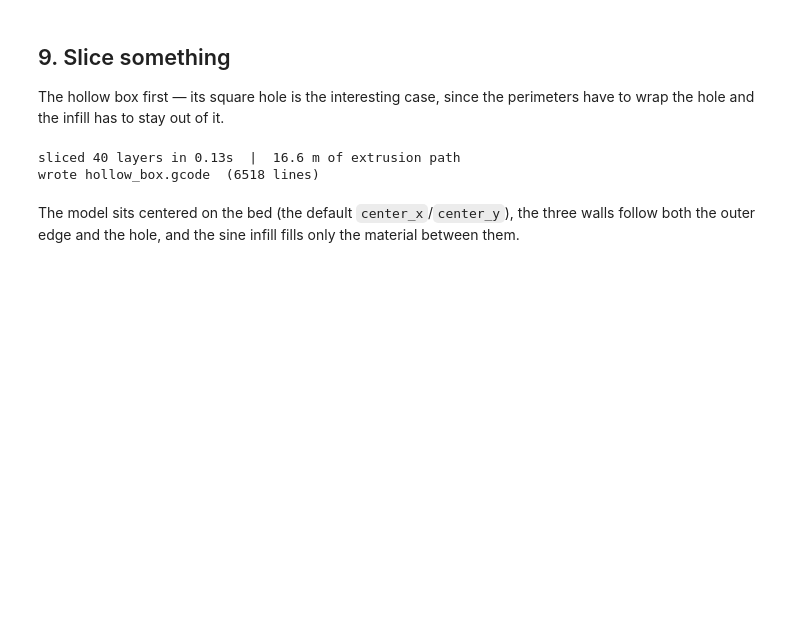
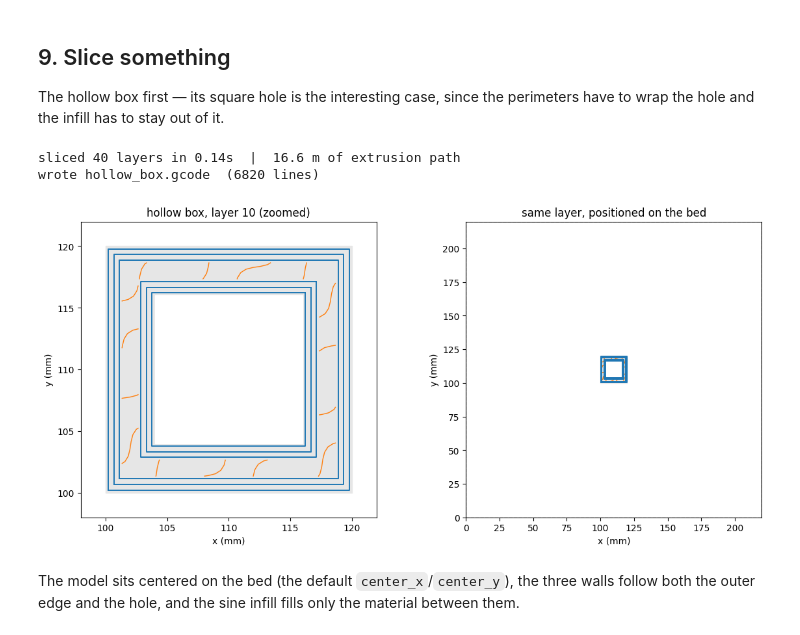
Before and after one commit to scott-abbott/math-lab, a Jupyter notebook: custom infill/slicer.ipynb, the cells around one changed output. Drawn from its saved outputs; the diff is of its cells as text; code cells hidden in the pictures; blank space fills up the shorter version.

```diff
--- a/custom infill/slicer.ipynb
+++ b/custom infill/slicer.ipynb
@@ -83,13 +83,14 @@ class PrintConfig:
     bed_size_y: float = 220.0
     # Where to center the model's XY footprint, in bed coordinates (mm).
     # None -> the middle of the bed.
-    center_x: Optional[float] = 110
-    center_y: Optional[float] = 110
+    center_x: Optional[float] = None
+    center_y: Optional[float] = None
 
     # --- Infill ---
     infill_angle: float = 45.0            # degrees, base direction of infill lines
     alternate_infill_angle: bool = True   # rotate 90 deg every other layer
-    infill_sample_step: float = 0.5       # mm between f(x) samples
+    infill_sample_step: float = 0.5       # mm between curve samples
+    optimize_travel: bool = True          # reorder infill paths to cut travel moves
 
     def __post_init__(self):
         if self.layer_height <= 0:
@@ -583,6 +959,7 @@ class GCodeWriter:
         self.retracted = False
         self.filament_used = 0.0      # mm of filament extruded
         self._layer_index = -1
+        self._type: Optional[str] = None
 
     # -- low level --------------------------------------------------------
     def comment(self, text: str):
@@ -648,11 +1025,28 @@ class GCodeWriter:
             self.extrude_to(*pts[0])
 
     # -- structure --------------------------------------------------------
+    def set_type(self, role: str):
+        """Tag the extrusion role of the moves that follow.
+
+        G-code viewers (PrusaSlicer's included) use these tags to work out
+        what each move is and how wide it is. Without them every extrusion
+        counts as unknown custom G-code with no width, no layer is ever
+        registered, and the whole print renders as a single blob.
+        """
+        if role == self._type:
+            return
+        self._type = role
+        self.raw(f";TYPE:{role}")
+        self.raw(f";WIDTH:{self.cfg.extrusion_width:.4f}")
+
     def start_layer(self, layer_index: int, z: float):
         self._layer_index = layer_index
-        self.comment(f";LAYER_CHANGE")
-        self.comment(f"LAYER:{layer_index} Z:{z:.3f}")
-        self.raw(f"G0 F{self.cfg.travel_speed * 60:.0f} Z{z:.4f}")
+        self._type = None                  # re-tag the role after every change
+        self.raw(";LAYER_CHANGE")
+        self.raw(f";Z:{z:.3f}")
+        self.raw(f";HEIGHT:{self.cfg.layer_height:.3f}")
+        self.comment(f"LAYER:{layer_index}")
+        self.raw(f"G1 F{self.cfg.travel_speed * 60:.0f} Z{z:.4f}")
         self.z = z
 
     def header(self):
@@ -669,10 +1063,12 @@ class GCodeWriter:
         self.raw(f"M104 S{c.nozzle_temp:.1f} ; set nozzle temp, don't wait")
         self.raw(f"M190 S{c.bed_temp:.1f} ; wait for bed temp")
         self.raw(f"M109 S{c.nozzle_temp:.1f} ; wait for nozzle temp")
+        self.raw(";TYPE:Custom")
         self.raw("G28 ; home all axes")
         self.raw("G92 E0 ; reset extruder position")
 
     def footer(self):
+        self.raw(";TYPE:Custom")
         self.comment("End of print")
         self.retract()
         self.raw("M104 S0 ; nozzle heater off")
@@ -844,18 +1291,19 @@ perimeters have to wrap the hole and the infill has to stay out of it.
 # %%
 cfg = PrintConfig(layer_height=0.25, num_perimeters=3, infill_density=0.15)
 
 hollow_layers = slice_stl_to_gcode("hollow_box.stl", "hollow_box.gcode", cfg,
                                    pattern=sine_pattern)
 
-# fig, axes = plt.subplots(1, 2, figsize=(12, 5.5))
-# plot_layer(hollow_layers[10], ax=axes[0], title="hollow box, layer 10 (zoomed)")
-# plot_layer(hollow_layers[10], ax=axes[1], show_bed=True, cfg=cfg,
-#            title="same layer, positioned on the bed")
-# plt.tight_layout()
-# plt.show()
+fig, axes = plt.subplots(1, 2, figsize=(12, 5.5))
+plot_layer(hollow_layers[10], ax=axes[0], title="hollow box, layer 10 (zoomed)")
+plot_layer(hollow_layers[10], ax=axes[1], show_bed=True, cfg=cfg,
+           title="same layer, positioned on the bed")
+plt.tight_layout()
+plt.show()
 # %% [output]
-sliced 40 layers in 0.13s  |  16.6 m of extrusion path
-wrote hollow_box.gcode  (6518 lines)
+sliced 40 layers in 0.14s  |  16.6 m of extrusion path
+wrote hollow_box.gcode  (6820 lines)
+[figure, added]
 # %% [markdown]
 The model sits centered on the bed (the default `center_x`/`center_y`), the
 three walls follow both the outer edge and the hole, and the sine infill fills
```
Also changed, not shown: parts of 40 cells of this notebook, 7 other files.
